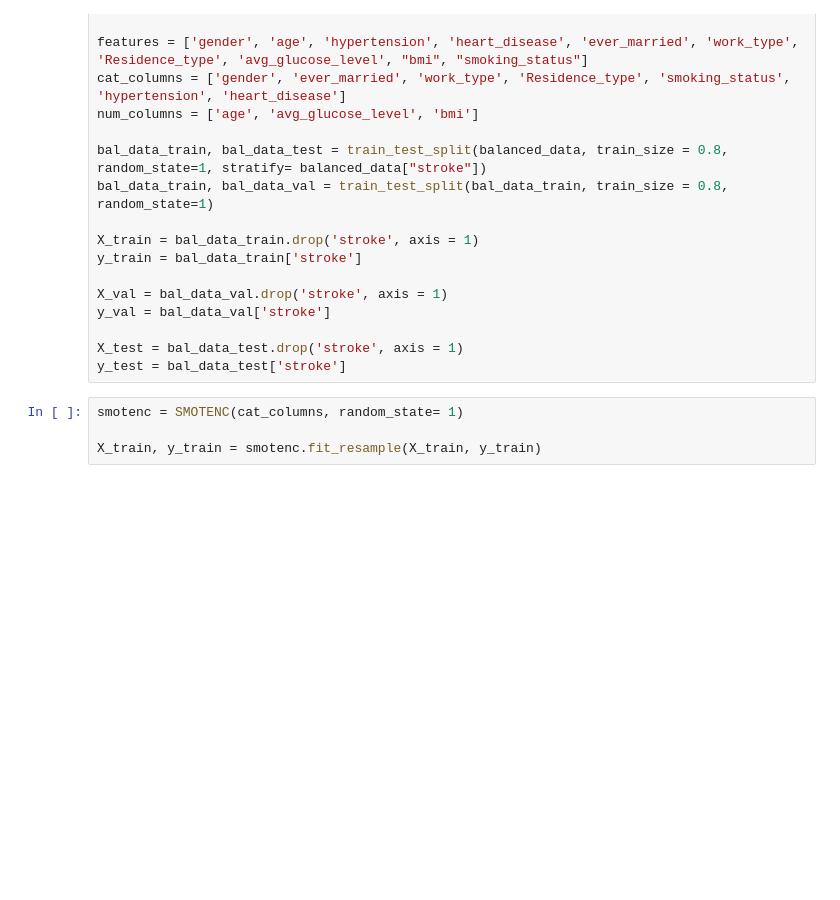
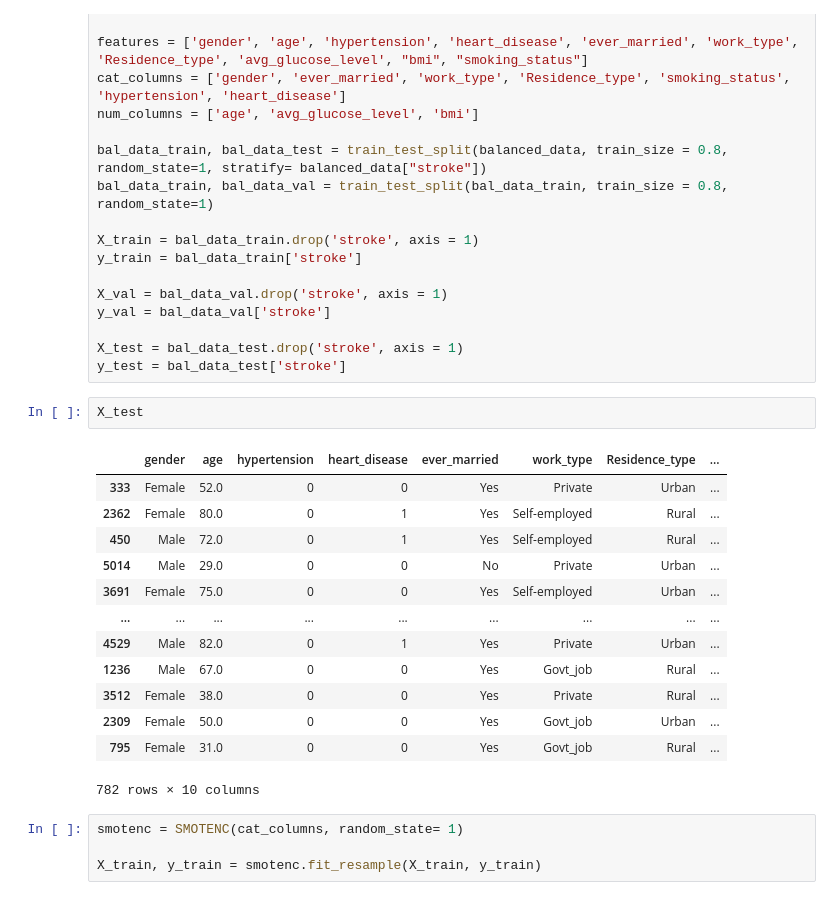
Before and after one commit to lewkevin6/4900, a Jupyter notebook: version_5/neural_network.ipynb, the cells around one changed output. Saved outputs shown, nothing was run; the diff lists cells and outputs as text; blank space fills up the shorter version.

```diff
--- a/version_5/neural_network.ipynb
+++ b/version_5/neural_network.ipynb
@@ -29,6 +29,22 @@ y_val = bal_data_val['stroke']
 
 X_test = bal_data_test.drop('stroke', axis = 1)
 y_test = bal_data_test['stroke']
+# %%
+X_test
+# %% [output]
+|  | gender | age | hypertension | heart_disease | ever_married | work_type | Residence_type | ... |
+| 333 | Female | 52.0 | 0 | 0 | Yes | Private | Urban | ... |
+| 2362 | Female | 80.0 | 0 | 1 | Yes | Self-employed | Rural | ... |
+| 450 | Male | 72.0 | 0 | 1 | Yes | Self-employed | Rural | ... |
+| 5014 | Male | 29.0 | 0 | 0 | No | Private | Urban | ... |
+| 3691 | Female | 75.0 | 0 | 0 | Yes | Self-employed | Urban | ... |
+| ... | ... | ... | ... | ... | ... | ... | ... | ... |
+| 4529 | Male | 82.0 | 0 | 1 | Yes | Private | Urban | ... |
+| 1236 | Male | 67.0 | 0 | 0 | Yes | Govt_job | Rural | ... |
+| 3512 | Female | 38.0 | 0 | 0 | Yes | Private | Rural | ... |
+| 2309 | Female | 50.0 | 0 | 0 | Yes | Govt_job | Urban | ... |
+| 795 | Female | 31.0 | 0 | 0 | Yes | Govt_job | Rural | ... |
+782 rows × 10 columns
 # %%
 smotenc = SMOTENC(cat_columns, random_state= 1)
 
```
Also changed, not shown: parts of 7 cells of this notebook, 3 other files.
